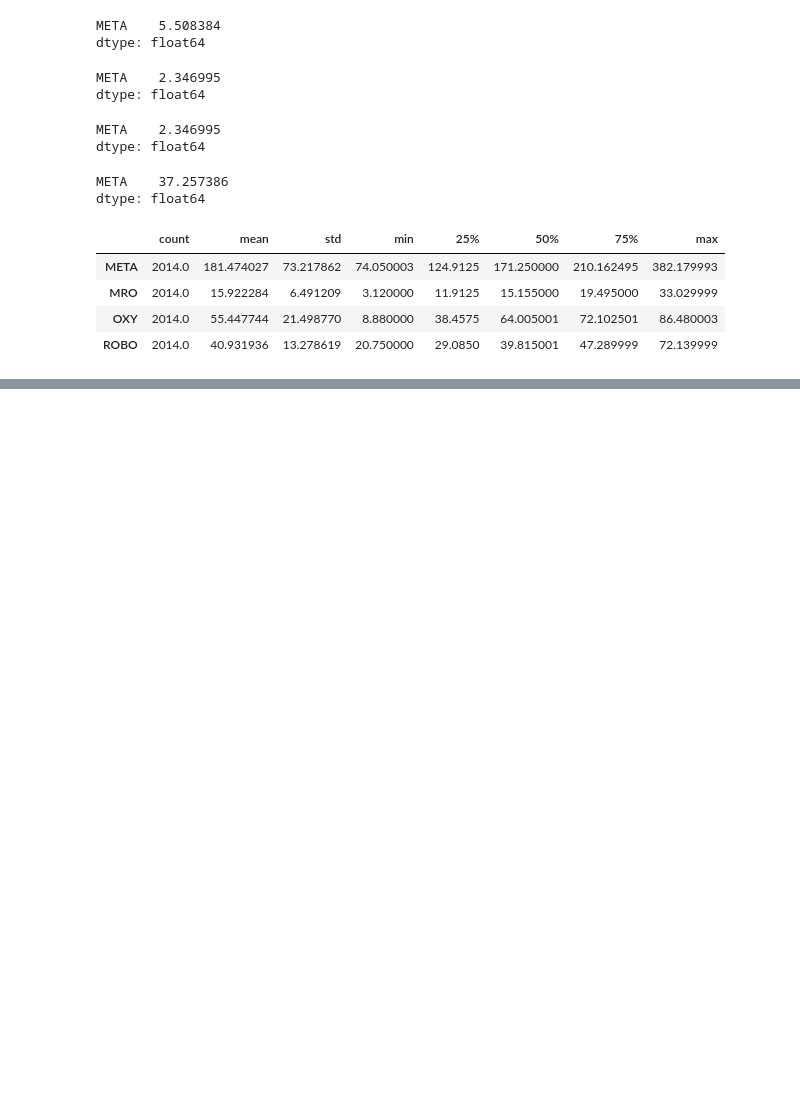
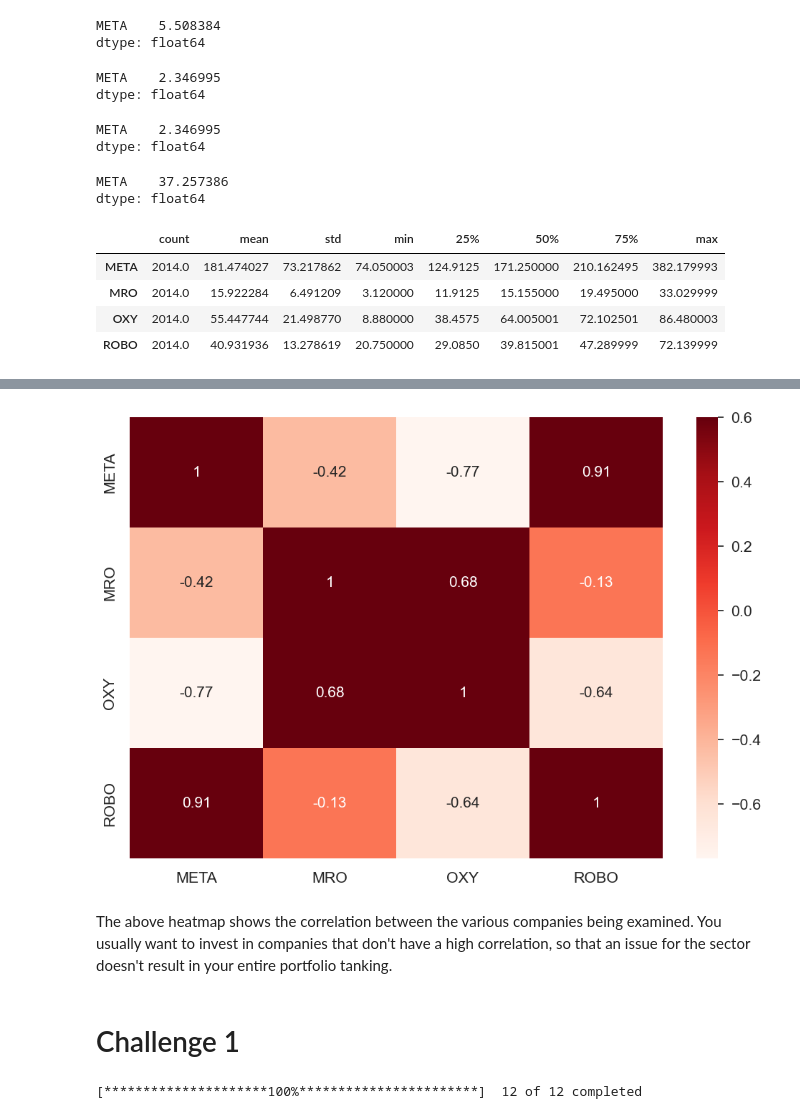
Before and after one commit to UditKarth/Quant, a Jupyter notebook: Algorithmic Trading Python.ipynb, the cells around one changed output, grey strips where cells are left out. Cells and saved outputs as stored; diff of their text form; code cells hidden in the pictures; blank space fills up the shorter version.

Commit message:
Challenge 1 Completion

```diff
--- a/Algorithmic Trading Python.ipynb
+++ b/Algorithmic Trading Python.ipynb
@@ -594,0 +595,17 @@ returns.corr() #shows correlation, or how much two (or more) securities move in
+# %%
+import seaborn as sns
+plt.figure(figsize = (12,8))
+sns.set(font_scale=1.4)
+sns.heatmap(returns.corr(), cmap = "Reds", annot = True, annot_kws = {"size":15}, vmax = 0.6)
+plt.show()
+# %% [output]
+[figure, added]
+# %% [markdown]
+The above heatmap shows the correlation between the various companies being examined. You usually want to invest in companies that don't have a high correlation, so that an issue for the sector doesn't result in your entire portfolio tanking.
+# %% [markdown]
+# Challenge 1
+# %%
+challenge = ["BSCE", "AAPL", "MRO","PCG", "META", "UZE", "STEM", "ROBO", "OXY", "QQD", "PIPR", "NVCN"]
+stonks = yf.download(challenge, start = "2015-01-01", end = "2022-12-31")
+# %% [output]
+[*********************100%***********************]  12 of 12 completed
```
Also changed, not shown: parts of 14 cells of this notebook.
